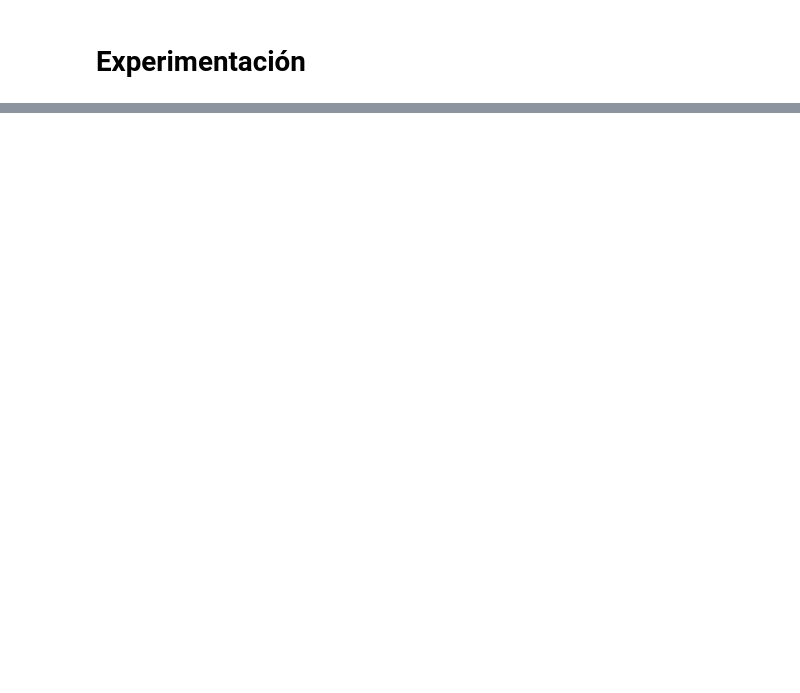
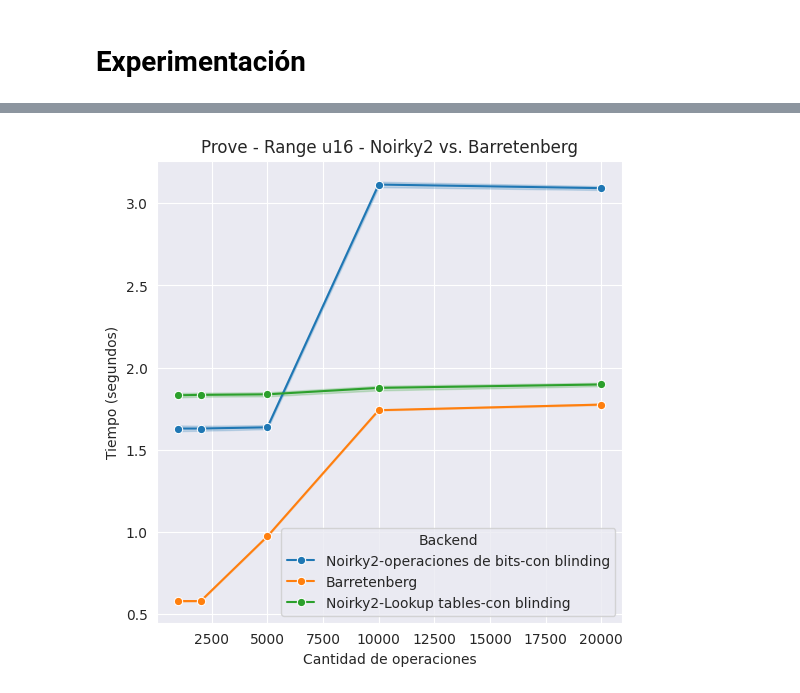
Before and after one commit to brweisz/experimentos_tesis, a Jupyter notebook: experimentacion.ipynb, the cells around one changed output, grey strips where cells are left out. Saved outputs shown, nothing was run; the diff lists cells and outputs as text; code cells hidden in the pictures; blank space fills up the shorter version.

```diff
--- a/experimentacion.ipynb
+++ b/experimentacion.ipynb
@@ -243,3 +292,24 @@ plt.show()
+# %%
+range_ejemplo = df_tiempos[
+    (df_tiempos["comando"] == "prove")
+    & (df_tiempos["ejemplo"] == "Range-u16")
+    & ((df_tiempos["backend"] == "Noirky2-operaciones de bits-con blinding") |
+        (df_tiempos["backend"] == "Noirky2-Lookup tables-con blinding")
+       | (df_tiempos["backend"] == "Barretenberg")
+       )
+]
+
+plt.figure(figsize=(6,6))
+sns.lineplot(data=range_ejemplo, x='n', y='tiempo', hue='backend', marker='o')
+plt.xlabel("Cantidad de operaciones")
+plt.ylabel("Tiempo (segundos)")
+plt.title(f"Prove - Range u16 - Noirky2 vs. Barretenberg")
+plt.legend(title="Backend")
+filename = os.path.join("mediciones/graficos/tiempo", f"prove-Range-u16-Noirky2-vs-Barretenberg.png")
+plt.savefig(filename)
+plt.show()
+# %% [output]
+[figure, added]
 # %%
 # OBTENER TAMAÑOS
 command_to_artifact = {"prove": "proof", "write_vk": "vk"}
```
Also changed, not shown: parts of 7 cells of this notebook, 5 other files.
